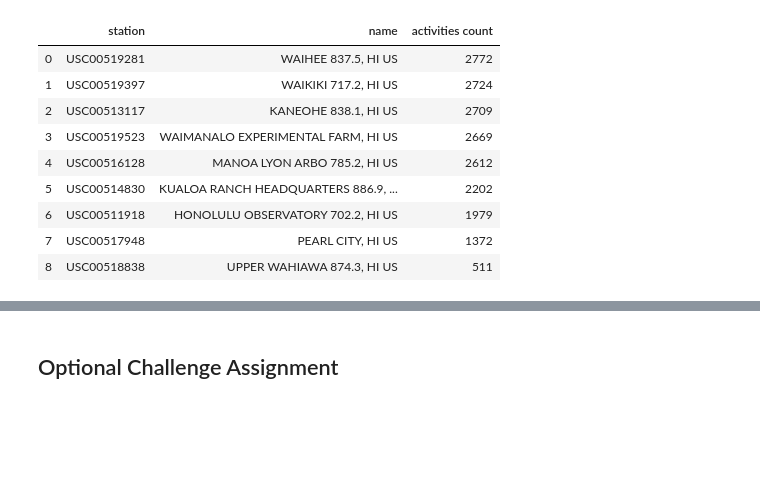
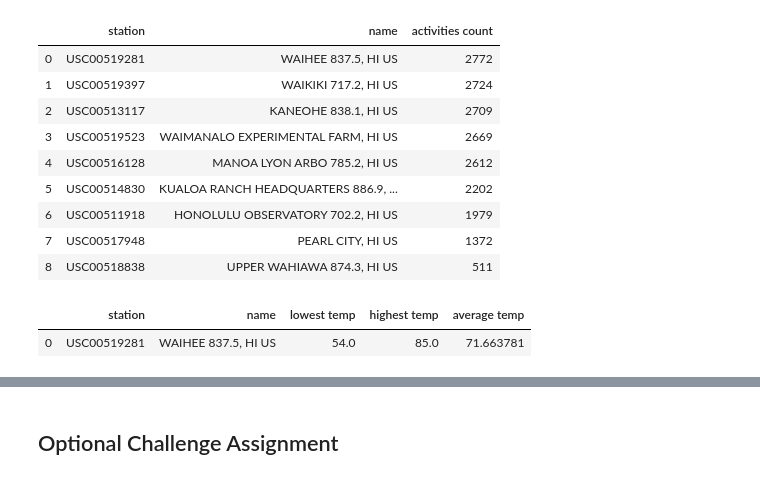
Before and after one commit to SWL-DEV/UCI-Data-Analystics-HW, a Jupyter notebook: 10-SQLAlchemy_Challenge/climate_starter.ipynb, the cells around one changed output, grey strips where cells are left out. Drawn from its saved outputs; the diff is of its cells as text; code cells hidden in the pictures; blank space fills up the shorter version.

```diff
--- a/10-SQLAlchemy_Challenge/climate_starter.ipynb
+++ b/10-SQLAlchemy_Challenge/climate_starter.ipynb
@@ -150,6 +150,19 @@ station_activities_df
 # %%
 # Using the station id from the previous query, calculate the lowest temperature recorded,
 # highest temperature recorded, and average temperature most active station?
+most_active = session.query(Measurement.station,\
+                            Station.name,\
+                            func.min(Measurement.tobs).label('lowest temp'),\
+                            func.max(Measurement.tobs).label('highest temp'),\
+                            func.avg(Measurement.tobs).label('average temp'))\
+                            .join(Station, Measurement.station == Station.station)\
+                            .filter(Measurement.station == 'USC00519281').all()
+
+most_active_df = pd.DataFrame(most_active)
+most_active_df
+# %% [output]
+|  | station | name | lowest temp | highest temp | average temp |
+| 0 | USC00519281 | WAIHEE 837.5, HI US | 54.0 | 85.0 | 71.663781 |
 # %%
 # Choose the station with the highest number of temperature observations.
 # Query the last 12 months of temperature observation data for this station and plot the results as a histogram
```
Also changed, not shown: parts of 5 cells of this notebook, 1 other file.
